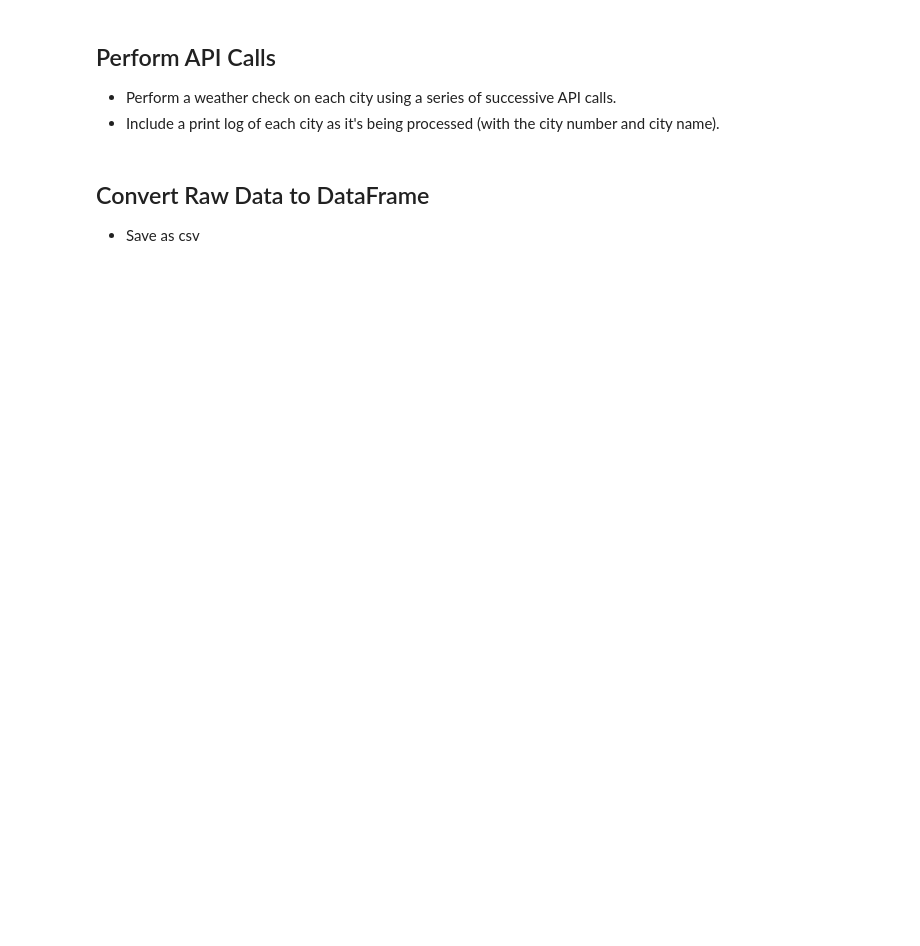
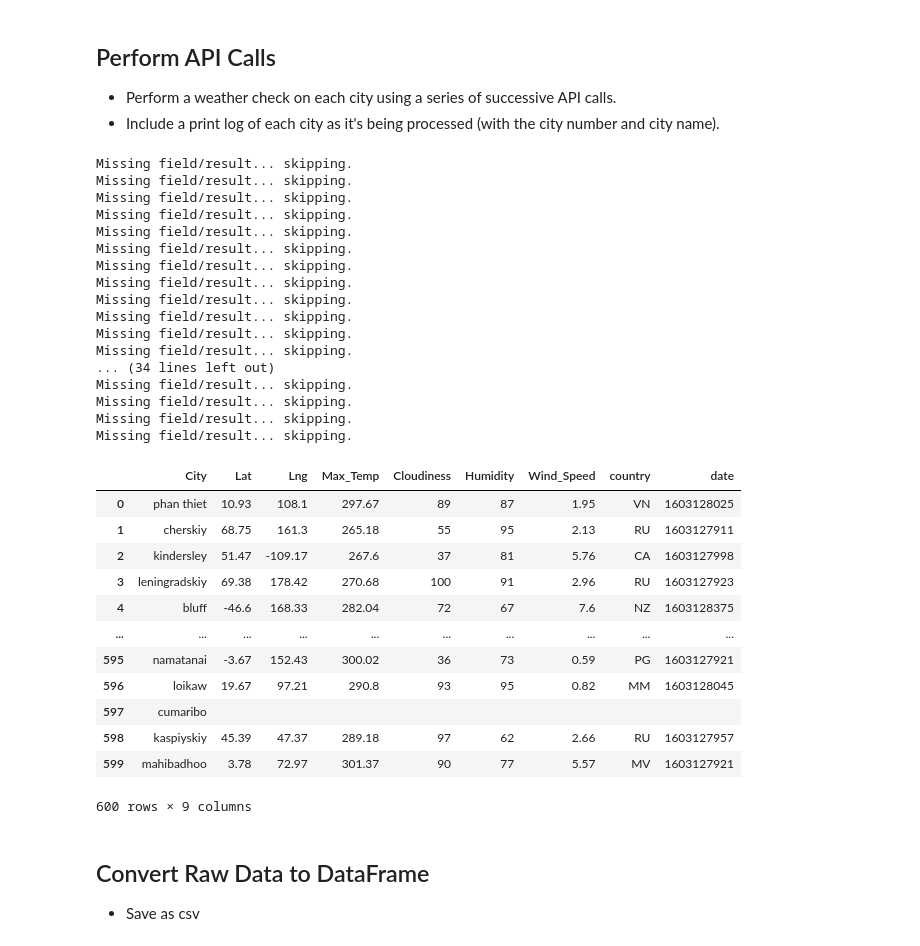
Before and after one commit to Rongjun-Ding/python-api-challenge, a Jupyter notebook: WeatherPy/WeatherPy.ipynb, the cells around one changed output. Saved outputs shown, nothing was run; the diff lists cells and outputs as text; code cells hidden in the pictures; blank space fills up the shorter version.

```diff
--- a/WeatherPy/WeatherPy.ipynb
+++ b/WeatherPy/WeatherPy.ipynb
@@ -67,3 +98,63 @@ url = "http://api.openweathermap.org/data/2.5/weather?appid="+ weather_api_key +
+# %%
+# url = "http://api.openweathermap.org/data/2.5/weather?appid="+ weather_api_key + "&q="
+
+# Loop through the cities_pd and run a lat/long search for each city
+for index, row in weather_data.iterrows():
+    base_url = "http://api.openweathermap.org/data/2.5/weather?appid="+ weather_api_key + "&q="
+
+    # make request
+    city = row['City']
+    cities_lat_lng = requests.get(base_url + city)
+
+    # convert to json
+    cities_lat_lng = cities_lat_lng.json()
+
+    try:
+        weather_data.loc[index, "Lat"] = cities_lat_lng['coord']['lat']
+        weather_data.loc[index, "Lng"] = cities_lat_lng['coord']['lon']
+        weather_data.loc[index, "Max_Temp"] = cities_lat_lng['main']['temp_max']
+        weather_data.loc[index, "Cloudiness"] = cities_lat_lng['clouds']['all']
+        weather_data.loc[index, "Humidity"] = cities_lat_lng['main']['humidity']
+        weather_data.loc[index, "Wind_Speed"] = cities_lat_lng['wind']['speed']
+        weather_data.loc[index, "country"] = cities_lat_lng['sys']['country']
+        weather_data.loc[index, "date"] = cities_lat_lng['dt']
+
+    except (KeyError, IndexError):
+        print("Missing field/result... skipping.")
+
+# Visualize to confirm lat lng appear
+weather_data
+# %% [output]
+Missing field/result... skipping.
+Missing field/result... skipping.
+Missing field/result... skipping.
+Missing field/result... skipping.
+Missing field/result... skipping.
+Missing field/result... skipping.
+Missing field/result... skipping.
+Missing field/result... skipping.
+Missing field/result... skipping.
+Missing field/result... skipping.
+Missing field/result... skipping.
+Missing field/result... skipping.
+... (34 lines left out)
+Missing field/result... skipping.
+Missing field/result... skipping.
+Missing field/result... skipping.
+Missing field/result... skipping.
+|  | City | Lat | Lng | Max_Temp | Cloudiness | Humidity | Wind_Speed | country | date |
+| 0 | phan thiet | 10.93 | 108.1 | 297.67 | 89 | 87 | 1.95 | VN | 1603128025 |
+| 1 | cherskiy | 68.75 | 161.3 | 265.18 | 55 | 95 | 2.13 | RU | 1603127911 |
+| 2 | kindersley | 51.47 | -109.17 | 267.6 | 37 | 81 | 5.76 | CA | 1603127998 |
+| 3 | leningradskiy | 69.38 | 178.42 | 270.68 | 100 | 91 | 2.96 | RU | 1603127923 |
+| 4 | bluff | -46.6 | 168.33 | 282.04 | 72 | 67 | 7.6 | NZ | 1603128375 |
+| ... | ... | ... | ... | ... | ... | ... | ... | ... | ... |
+| 595 | namatanai | -3.67 | 152.43 | 300.02 | 36 | 73 | 0.59 | PG | 1603127921 |
+| 596 | loikaw | 19.67 | 97.21 | 290.8 | 93 | 95 | 0.82 | MM | 1603128045 |
+| 597 | cumaribo |  |  |  |  |  |  |  |  |
+| 598 | kaspiyskiy | 45.39 | 47.37 | 289.18 | 97 | 62 | 2.66 | RU | 1603127957 |
+| 599 | mahibadhoo | 3.78 | 72.97 | 301.37 | 90 | 77 | 5.57 | MV | 1603127921 |
+600 rows × 9 columns
 # %% [markdown]
 ## Convert Raw Data to DataFrame
 * Save as csv
```
Also changed, not shown: parts of 11 cells of this notebook, 2 other files.
